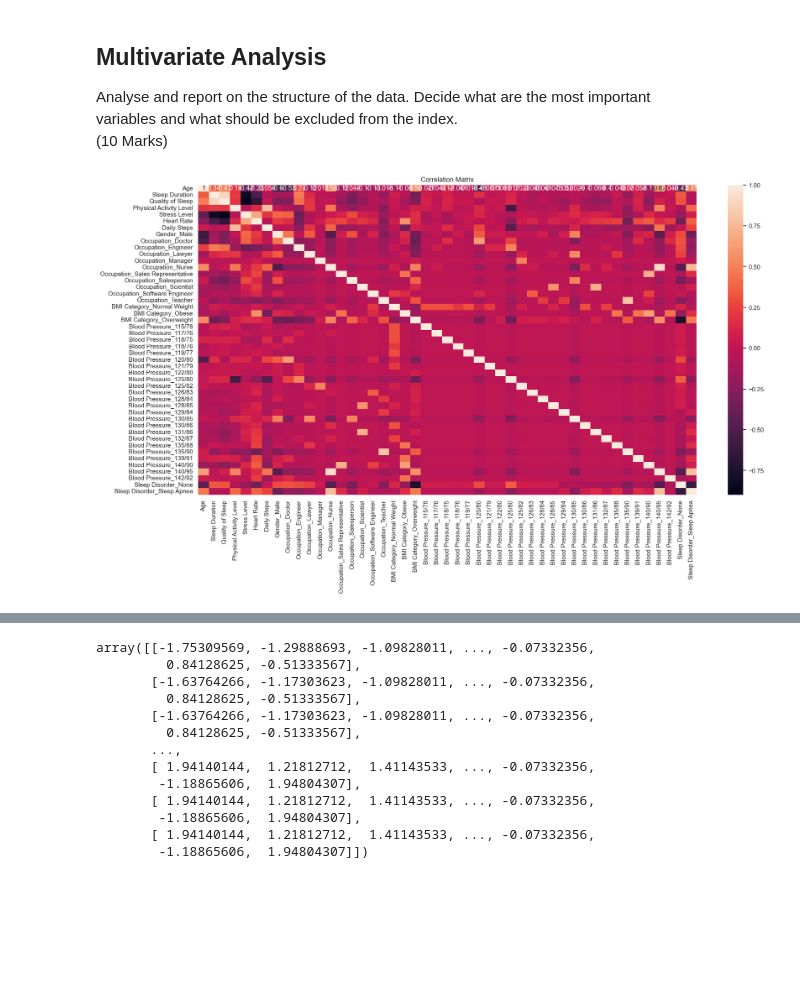
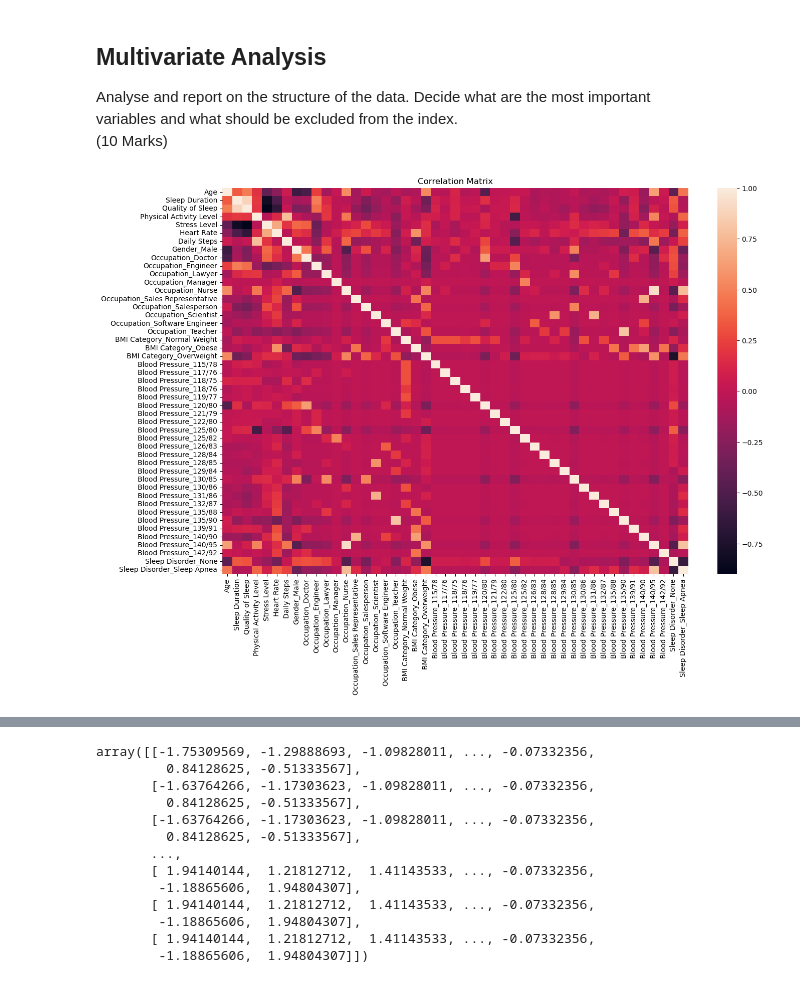
Before and after one commit to LiamHarmon/DAV_CA, a Jupyter notebook: DAV_CA.ipynb, the cells around one changed output, grey strips where cells are left out. Drawn from its saved outputs; the diff is of its cells as text; code cells hidden in the pictures; blank space fills up the shorter version.

```diff
--- a/DAV_CA.ipynb
+++ b/DAV_CA.ipynb
@@ -146,11 +151,12 @@ variables and what should be excluded from the index.<br>
 # %%
 # Correlation matrix
 import seaborn as sns
 import matplotlib.pyplot as plt
 
 corr = final_data.corr()
-sns.heatmap(corr, annot=True)
+plt.figure(figsize=(15, 10))
+sns.heatmap(corr, annot=False)
 plt.title("Correlation Matrix")
 plt.show()
 # %% [output]
-[figure, old version]
+[figure, new version]
```
Also changed, not shown: parts of 18 cells of this notebook.
